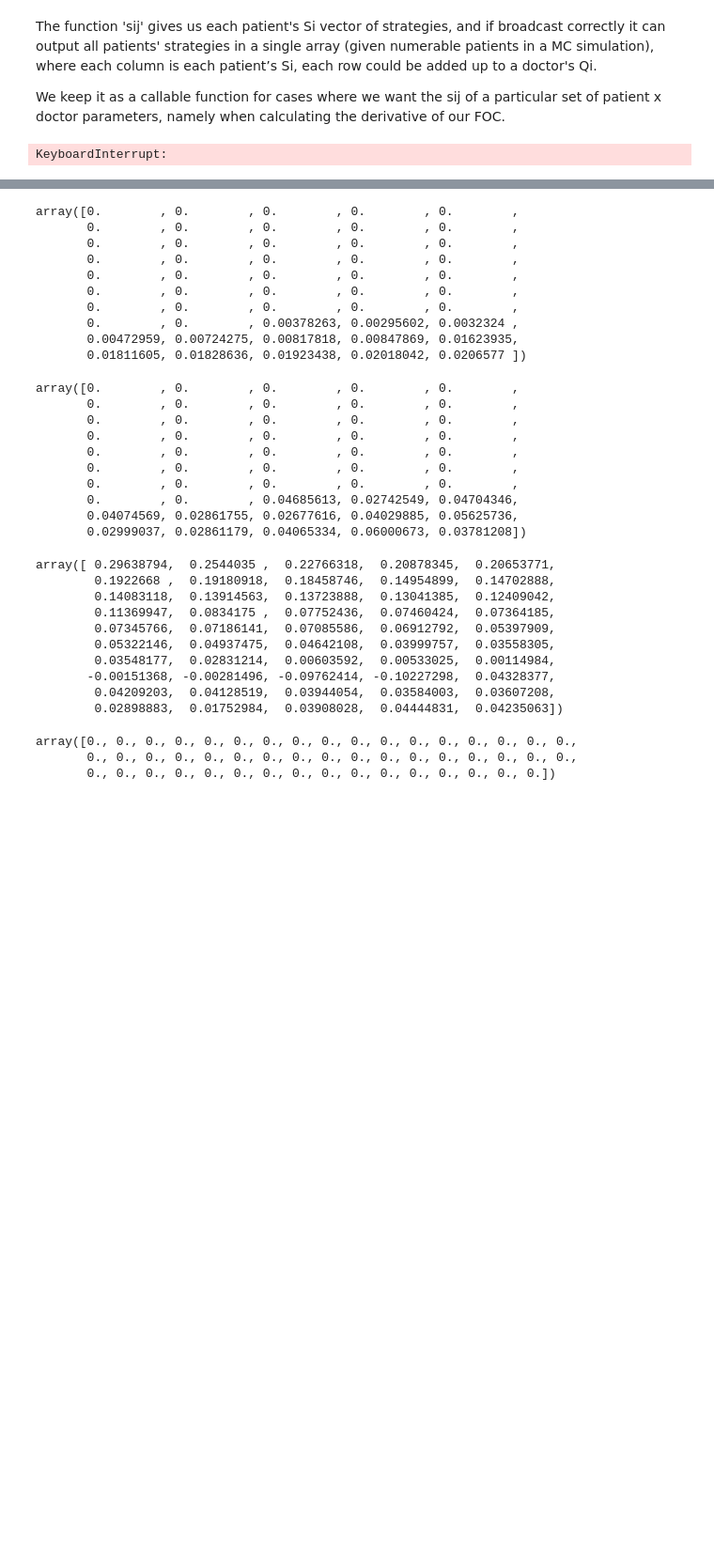
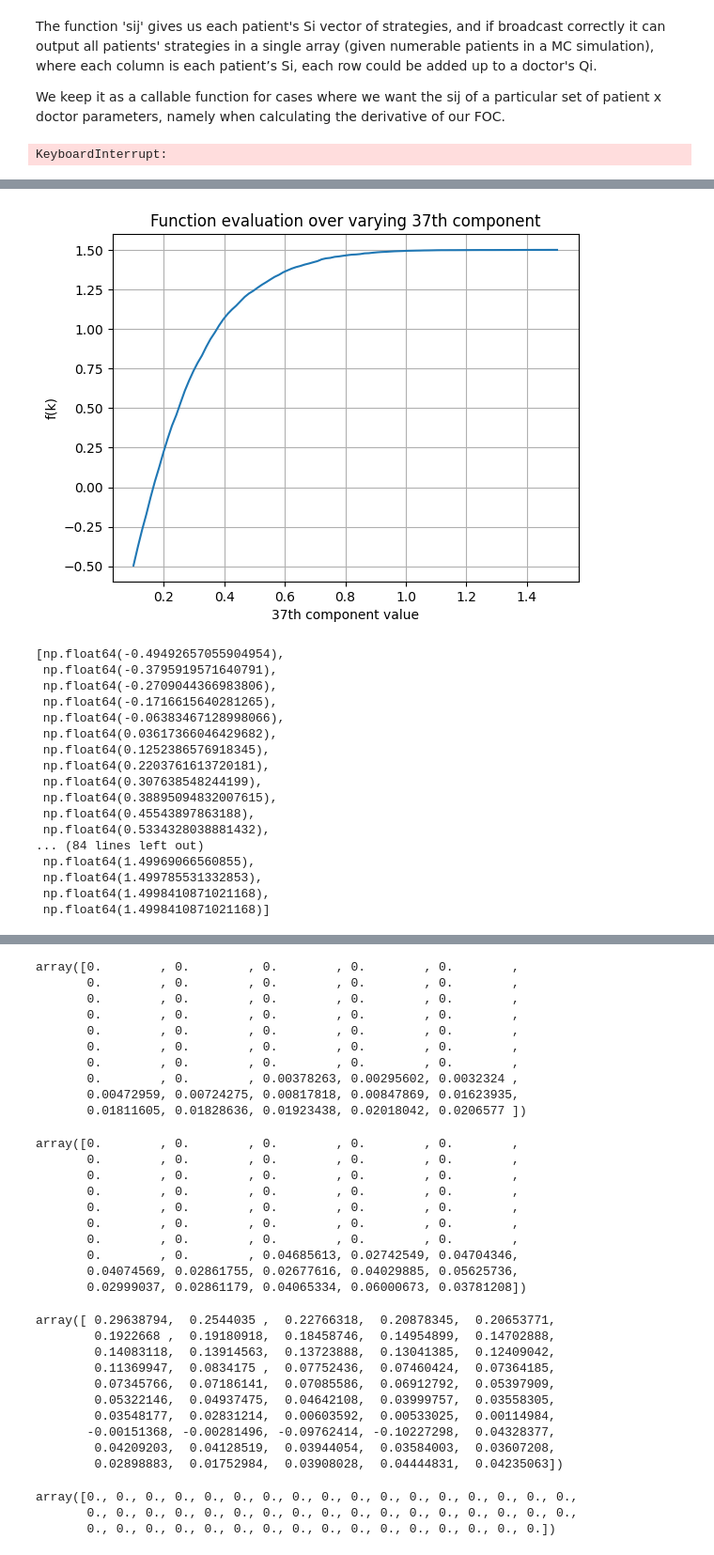
Before and after one commit to LeonTagle/Thesis-Models, a Jupyter notebook: Models.ipynb, the cells around one changed output, grey strips where cells are left out. Shown: that part at 94% size. Cells and saved outputs as stored; diff of their text form; code cells hidden in the pictures; blank space fills up the shorter version.

```diff
--- a/Models.ipynb
+++ b/Models.ipynb
@@ -144,6 +144,8 @@ class SearchEq:
     def simple_FOC(self, k0, dR, dP, s=123):
         """Out of the previous MC results, it outputs the value of evaluated FOC"""
 
+        I = self.I
+
         Q = self.Qi(k0, s)
         X = self.Xi(k0, s)
 
@@ -160,14 +162,14 @@ class SearchEq:
         return (dR(Q) - dP(X))*d2Q_dk + (d2R(Q) - d2P(X))*dQ_dk
 # %%
 # Number of doctors and patients
-I = 100
+I = 10000
 J = 50
 
 b = 5
 
 F = expon(scale=1/b)
-G = uniform
-H = uniform(scale = 1)
+G = uniform(scale = 1)
+H = uniform(scale = 10)
 
 f = lambda x: F.pdf(x)
 g = lambda x: G.pdf(x)
@@ -175,8 +177,8 @@ g = lambda x: G.pdf(x)
 rng = np.random.RandomState(seed=123)         # Set up number generator using seed
 V = H.rvs(size=J, random_state=rng)     # Create J-size vector of Vj values using H
 
-r = 2
-p = 1
+r = 1.5
+p = 1/100
 
 R = lambda x: r * x
 P = lambda x: p/2 * x**2
@@ -258,2 +259,5 @@ KeyboardInterrupt:
 f = lambda x: LogitModel.simple_FOC(x, dR, dP)
 Df = lambda x: LogitModel.dFOC_dk(x, dR, dP, d2R, d2P, dlogit_search_dk, df)
+# %%
+k_guess = np.zeros(J)
+k, error, Dk, beta = NAG(Df, f, k_guess, tol=1e-7, max_iter=100, alpha = 0.01, beta = 0.99)
@@ -260,3 +331,67 @@ Df = lambda x: LogitModel.dFOC_dk(x, dR, dP, d2R, d2P, dlogit_search_dk, df)
+# %%
+def graph_component_37(f, k_original, i, start, stop, num_points=100):
+    """
+    Function to graph the effect of changing the 37th component of a vector on the output of a function.
+
+    Parameters:
+    - f: The function to evaluate.
+    - k_original: The original input vector (must be at least 38 elements long).
+    - start: The start value for the 37th component.
+    - stop: The stop value for the 37th component.
+    - num_points: The number of points in the linspace (default is 100).
+
+    Returns:
+    - A plot of f(k) as the 37th component of k changes.
+    """
+    if len(k_original) < i + 1:
+        raise ValueError("Input vector must be at least 38 elements long.")
+
+    # Generate a linspace for the 37th component
+    linspace_values = np.linspace(start, stop, num_points)
+
+    # Keep the original vector unchanged for components other than the 37th
+    k_fixed = np.copy(k_original)
+
+    # Store the results of the function evaluations
+    results = []
+
+    # Evaluate the function over the linspace
+    for value in linspace_values:
+        k_fixed[i] = value  # Update the 37th component (index 36 for 0-based indexing)
+        result = f(k_fixed)[i] # Evaluate the function
+        results.append(result)
+
+    # Plot the results
+    plt.plot(linspace_values, results)
+    plt.title("Function evaluation over varying 37th component")
+    plt.xlabel("37th component value")
+    plt.ylabel("f(k)")
+    plt.grid(True)
+    plt.show()
+
+    return results
+
+
+graph_component_37(f, k_original, 37, 0.1, 1.5, num_points=100)
+# %% [output]
+[figure, added]
+[np.float64(-0.49492657055904954),
+ np.float64(-0.3795919571640791),
+ np.float64(-0.2709044366983806),
+ np.float64(-0.1716615640281265),
+ np.float64(-0.06383467128998066),
+ np.float64(0.03617366046429682),
+ np.float64(0.1252386576918345),
+ np.float64(0.2203761613720181),
+ np.float64(0.307638548244199),
+ np.float64(0.38895094832007615),
+ np.float64(0.45543897863188),
+ np.float64(0.5334328038881432),
+... (84 lines left out)
+ np.float64(1.49969066560855),
+ np.float64(1.499785531332853),
+ np.float64(1.4998410871021168),
+ np.float64(1.4998410871021168)]
 # %%
 def newton(f, Df, x_0, tol=1e-7, max_iter=100_000):     # As seen in QuantEcon
     x = x_0
```
Also changed, not shown: parts of 16 cells of this notebook.
